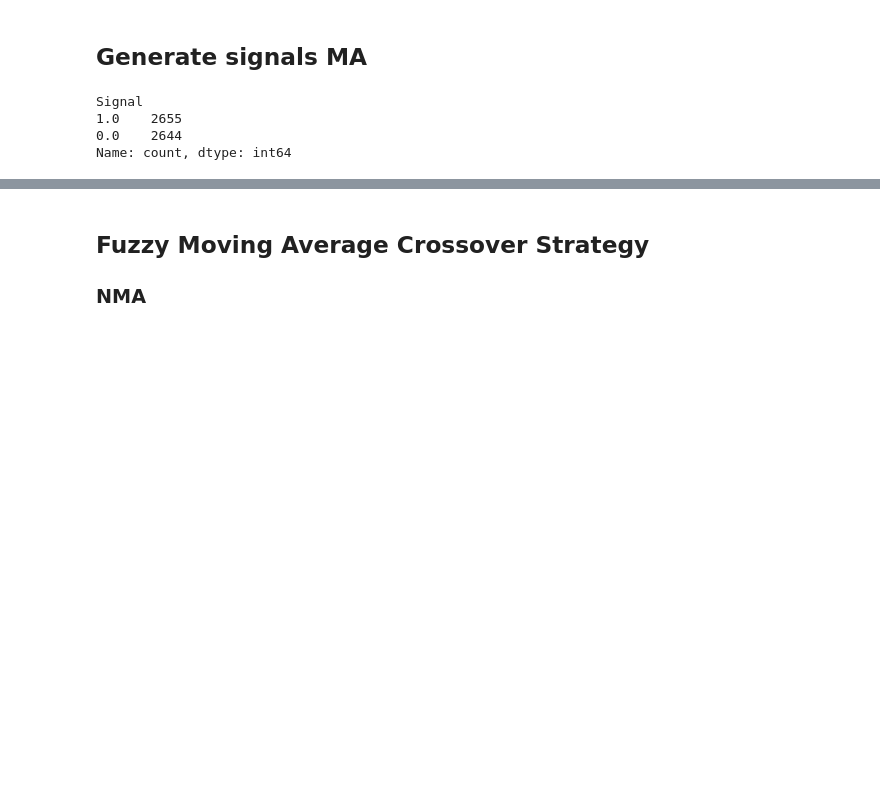
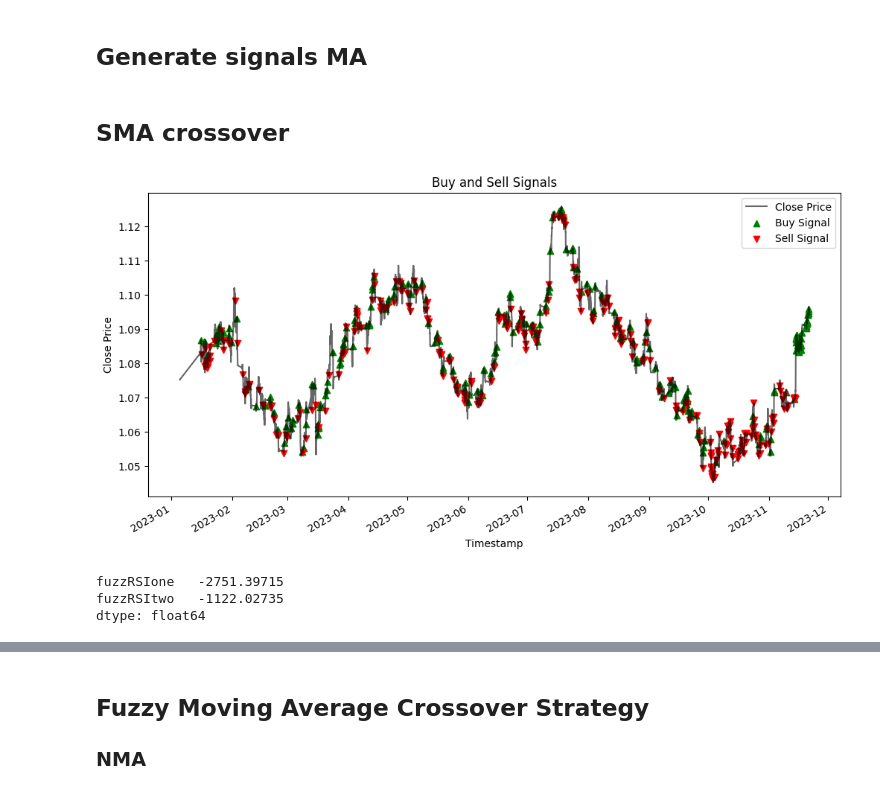
Before and after one commit to kkarolina71/praca_magisterska, a Jupyter notebook: Fuzzification EURUSD_1h.ipynb, the cells around one changed output, grey strips where cells are left out. Drawn from its saved outputs; the diff is of its cells as text; code cells hidden in the pictures; blank space fills up the shorter version.

```diff
--- a/Fuzzification EURUSD_1h.ipynb
+++ b/Fuzzification EURUSD_1h.ipynb
@@ -42,7 +34,2 @@ generate_signals(at_eur_1h)
-# %%
-at_eur_1h['Signal'].value_counts()
-# %% [output]
-Signal
-1.0    2655
-0.0    2644
-Name: count, dtype: int64
+# %% [markdown]
+## SMA crossover
@@ -48,0 +44,33 @@ Name: count, dtype: int64
+# %%
+at_eur_1h['Timestamp'] = pd.to_datetime(at_eur_1h['data_datetime'])
+
+at_eur_1h = at_eur_1h.sort_values(by='Timestamp')
+
+plt.figure(figsize=(12, 6))
+plt.plot(at_eur_1h['Timestamp'], at_eur_1h['Close'], label='Close Price', color='black', alpha = 0.6)
+
+buy_signals = at_eur_1h[at_eur_1h['Signal_Linguistic'] == 'BUY']
+plt.scatter(buy_signals['Timestamp'], buy_signals['Close'], marker='^', color='g', label='Buy Signal')
+
+sell_signals = at_eur_1h[at_eur_1h['Signal_Linguistic'] == 'SELL']
+plt.scatter(sell_signals['Timestamp'], sell_signals['Close'], marker='v', color='r', label='Sell Signal')
+
+plt.gca().xaxis.set_major_locator(mdates.MonthLocator())
+plt.gca().xaxis.set_major_formatter(mdates.DateFormatter('%Y-%m'))  .
+
+plt.title('Buy and Sell Signals')
+plt.xlabel('Timestamp')
+plt.ylabel('Close Price')
+plt.legend()
+
+plt.gcf().autofmt_xdate()
+
+plt.show()
+# %% [output]
+[figure, added]
+# %%
+at_eur_1h[['fuzzRSIone', 'fuzzRSItwo']].min()
+# %% [output]
+fuzzRSIone   -2751.39715
+fuzzRSItwo   -1122.02735
+dtype: float64
```
Also changed, not shown: parts of 20 cells of this notebook, 1 other file.
